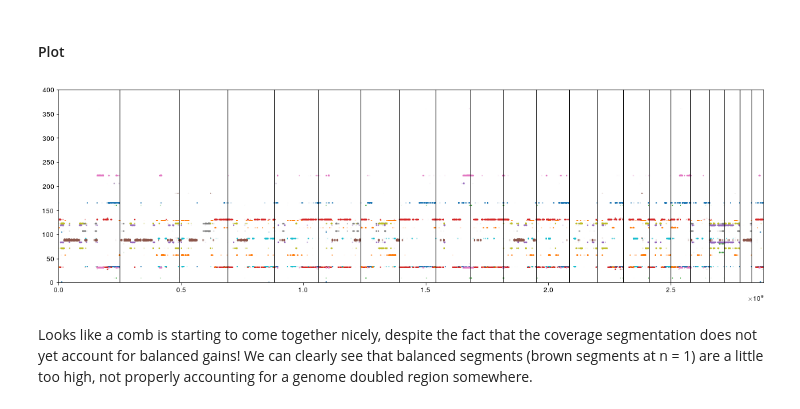
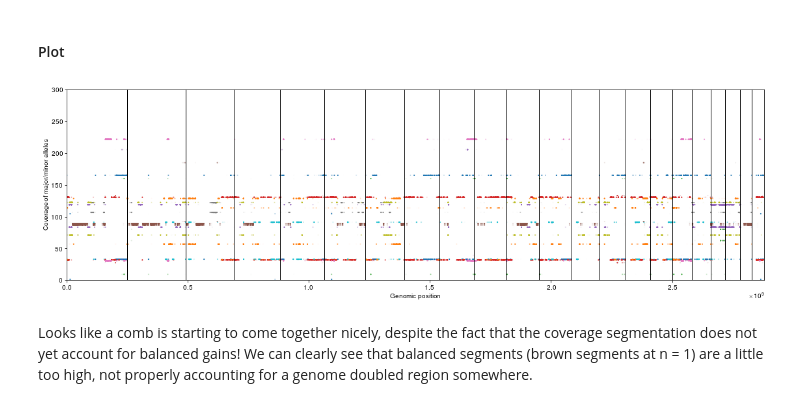
Before and after one commit to getzlab/HapASeg, a Jupyter notebook: 70_coverage.ipynb, the cells around one changed output. Cells and saved outputs as stored; diff of their text form; code cells hidden in the pictures.

Commit message:
Sync coverage notebook

```diff
--- a/70_coverage.ipynb
+++ b/70_coverage.ipynb
@@ -297,18 +294,21 @@ f_prune = (min_tots/(min_tots + maj_tots))[np.flatnonzero(prune_idx)]
 # %%
 plt.figure(4, figsize = [19.2, 5.39]); plt.clf()
 for i, p in enumerate(Pi.T):
     nzidx = p > 0
     x = Cov_overlap.loc[~naidx, "start_g"].loc[nzidx]
     plt.scatter(x, np.full(len(x), np.exp(mu[i])*f_prune[i]), alpha = p[nzidx]**4, s = 1, color = np.array(colors)[i % len(colors)])
     plt.scatter(x, np.full(len(x), np.exp(mu[i])*(1 - f_prune[i])), alpha = p[nzidx]**4, s = 1, color = np.array(colors)[i % len(colors)])
 
 for chrbdy in chr_ends[:-1]:
     plt.axvline(chrbdy, color = 'k')
 
+plt.xlabel("Genomic position")
+plt.ylabel("Coverage of major/minor alleles")
+
 plt.xlim((0.0, 2879000000.0));
-plt.ylim([0, 400]);
+plt.ylim([0, 300]);
 # %% [output]
-[figure, old version]
+[figure, new version]
 # %% [markdown]
 Looks like a comb is starting to come together nicely, despite the fact that the coverage segmentation does not yet account for balanced gains! We can clearly see that balanced segments (brown segments at n = 1) are a little too high, not properly accounting for a genome doubled region somewhere.
 # %% [markdown]
```
Also changed, not shown: parts of 16 cells of this notebook.
